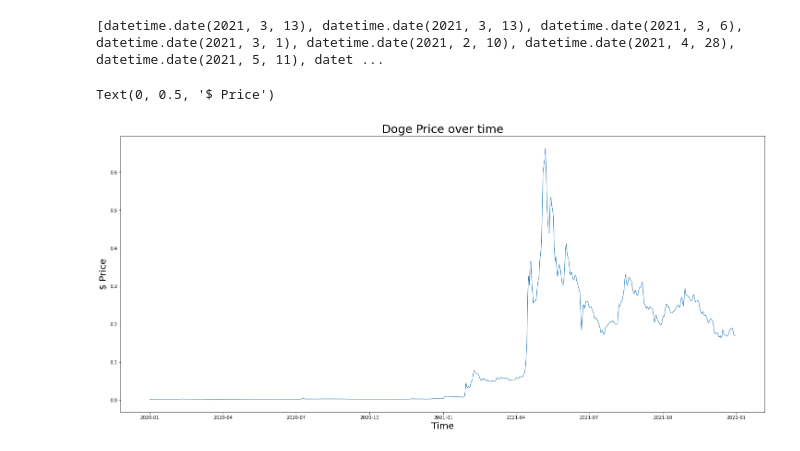
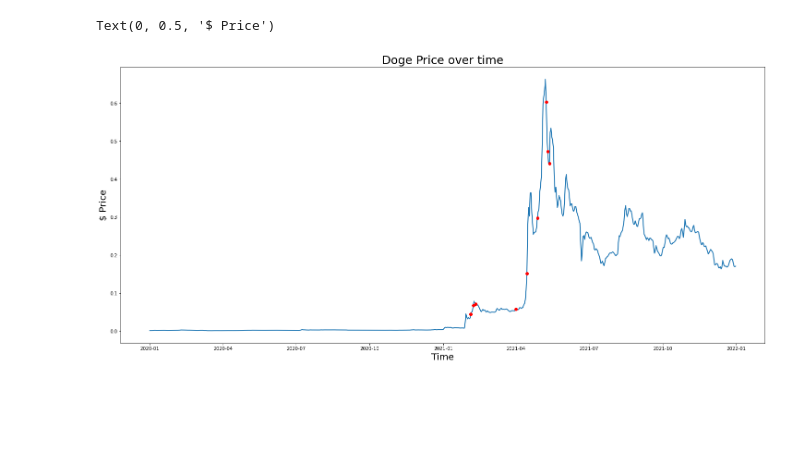
Before and after one commit to Zin9zan9/QMEF, a Jupyter notebook: doge_usd_cleaning.ipynb, the cells around one changed output. Drawn from its saved outputs; the diff is of its cells as text; code cells hidden in the pictures; blank space fills up the shorter version.

Commit message:
Update on Volume and Price Chart

```diff
--- a/doge_usd_cleaning.ipynb
+++ b/doge_usd_cleaning.ipynb
@@ -44,3 +15,13 @@ df = df[~(df['Date'] < '2020-01-01')]
 df = df[~(df['Date'] > '2021-12-31')]
 df['Mean_Price'] = (df['Open'] + df['Adj Close'])/2
 df['Date'] = df['Date'] = df['Date'].apply(lambda x: x.date())
+# %%
+df_tweets = pd.read_csv("../../Data/QMEF/tweet_analysis.csv", sep=";", encoding='utf8')
+df_tweets.dtypes
+df_tweets['CreatedAt'] = pd.to_datetime(df_tweets['CreatedAt'])
+df_tweets['UTC'] = pd.to_datetime(df_tweets['UTC'])
+df_tweets['Date'] = df_tweets['UTC'].apply(lambda x: x.date())
+df_tweets.drop_duplicates('TweetId', inplace = True)
+df_tweets = df_tweets.loc[(df_tweets['Favorites'] >= 100_000) & (df_tweets['Retweets'] >= 50_000)]
+df_tweets = df_tweets.merge(df, left_on='Date', right_on='Date')
+df_tweets[['Text', 'Favorites', 'Retweets', 'Date', 'Volume', 'Mean_Price', 'neg', 'neu', 'pos', 'compound']]
@@ -47,12 +40,10 @@ df['Date'] = df['Date'] = df['Date'].apply(lambda x: x.date())
 # %%
-markers_on = list(df_tweets['Date'])
-print(markers_on)
 plt.figure(figsize = (25, 11))
-plt.plot(df["Date"], df["Mean_Price"], markevery=markers_on, lw=1)
+plt.plot(df["Date"], df["Mean_Price"], lw=2)
+plt.plot(df_tweets['Date'], df_tweets["Mean_Price"], '.r', markersize=12)
 plt.title("Doge Price over time", size=25)
 plt.xlabel("Time", size=20)
 plt.ylabel("$ Price", size=20)
 # %% [output]
-[datetime.date(2021, 3, 13), datetime.date(2021, 3, 13), datetime.date(2021, 3, 6), datetime.date(2021, 3, 1), datetime.date(2021, 2, 10), datetime.date(2021, 4, 28), datetime.date(2021, 5, 11), datet ...
+Text(0, 0.5, '$ Price')
-Text(0, 0.5, '$ Price')
-[figure, old version]
+[figure, new version]
```
Also changed, not shown: parts of 5 cells of this notebook, 1 other file.
